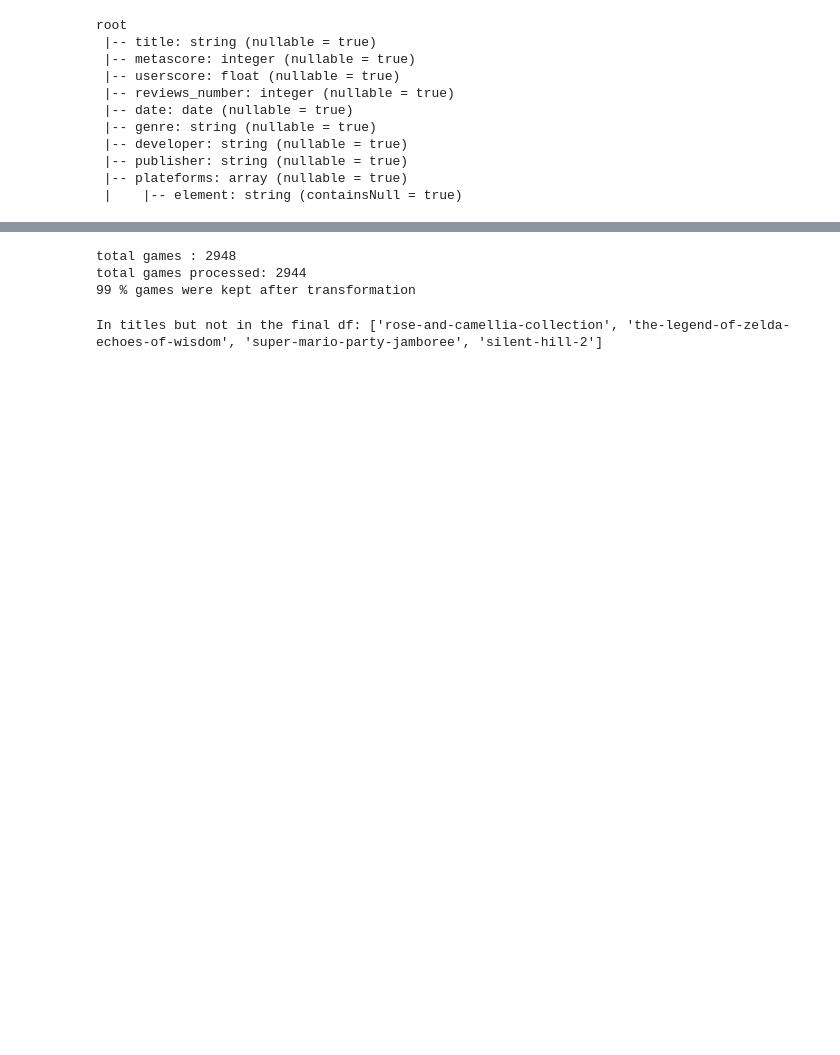
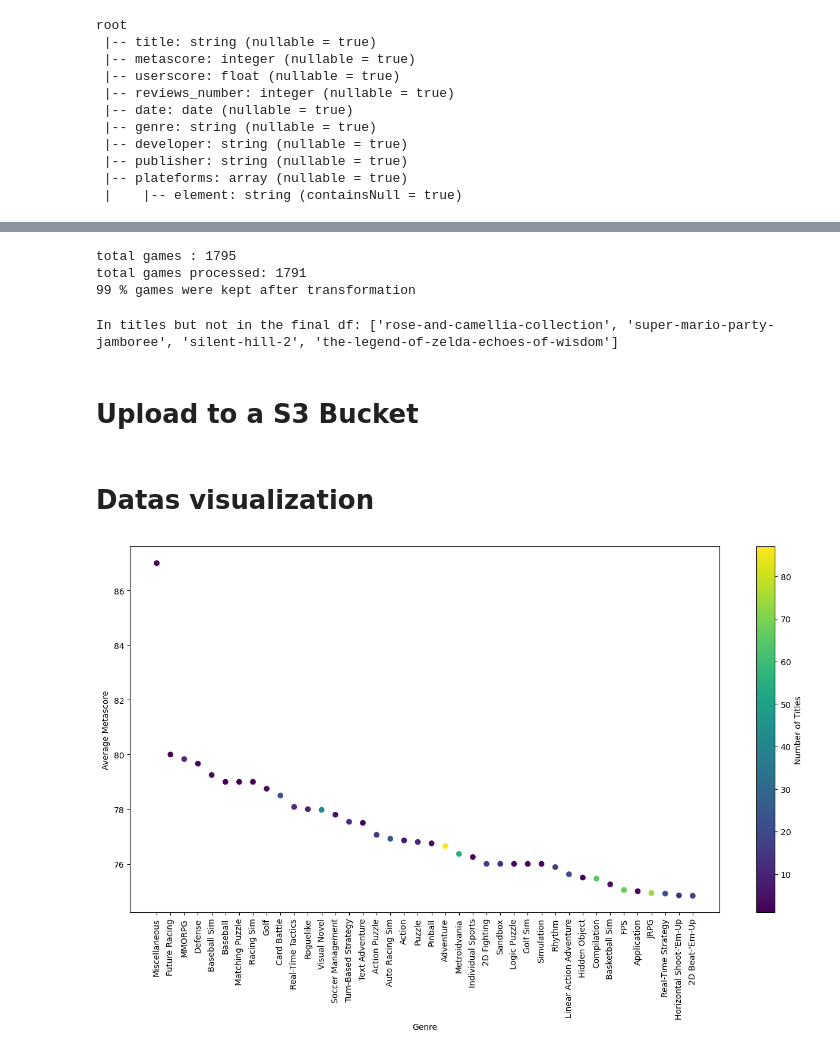
Before and after one commit to GVillevy/videogames-scrapping-project, a Jupyter notebook: videogames-project.ipynb, the cells around one changed output, grey strips where cells are left out. Cells and saved outputs as stored; diff of their text form; code cells hidden in the pictures; blank space fills up the shorter version.

Commit message:
add data visualization part

```diff
--- a/videogames-project.ipynb
+++ b/videogames-project.ipynb
@@ -23,7 +26,7 @@ logging.basicConfig(
 # %% [markdown]
 <p>We set up the url of our page. we can change the years of game releases, as well as their platform and many other criteria</p>
 # %%
-url = f'https://www.metacritic.com/browse/game/?releaseYearMin=2019&releaseYearMax=2024&page='
+url = f'https://www.metacritic.com/browse/game/?releaseYearMin=2021&releaseYearMax=2024&page='
 # %%
 def get_number_pages(url):
     headers = {
@@ -59,22 +62,22 @@ number_page = get_number_pages(url)
 # %%
 #Function that, for a page number passed as parameter, will retrieve the content of the associated page
 def fetch_page_data(numpage):
-    time.sleep(2)
+    #time.sleep(2)
     if numpage > 0:
         headers = {
             'User-Agent': 'Mozilla/5.0 (Windows NT 10.0; Win64; x64) AppleWebKit/537.36 (KHTML, like Gecko) Chrome/91.0.4472.124 Safari/537.36'
         }
         try:
             response = requests.get(url+str(numpage), headers=headers, timeout=10)
-            response.raise_for_status()  # Lève une exception si le code de statut n'est pas 200
+            response.raise_for_status()
             return numpage, response.text
         except HTTPError as http_err:
-            print(f"Erreur HTTP pour la page {numpage}: {http_err}")
+            print(f"HTTP Error for page {numpage}: {http_err}")
         except Timeout:
-            print(f"Timeout pour la page {numpage}")
+            print(f"Timeout for page {numpage}")
         except RequestException as req_err:
-            print(f"Erreur de requête pour la page {numpage}: {req_err}")
-    return numpage, "NULL"  # Si une erreur survient, retournez "NULL"
+            print(f"Request error for page {numpage}: {req_err}")
+    return numpage, "NULL"
 # %%
 def create_tab_request(number_page):
     if number_page>0:
@@ -127,6 +129,6 @@ print(len(titles))
 # %%
 def get_game_info(title):
-    time.sleep(2)
+    #time.sleep(2)
     url = f'https://www.metacritic.com/game/{title}/'
     headers = {
         'User-Agent': 'Mozilla/5.0 (Windows NT 10.0; Win64; x64) AppleWebKit/537.36 (KHTML, like Gecko) Chrome/91.0.4472.124 Safari/537.36'
@@ -135,7 +137,7 @@ def get_game_info(title):
     # Récupérer la page
     response = requests.get(url, headers=headers)
     if response.status_code != 200:
-        print(f"Page inconnue pour {title}")
+        print(f"Unknown page for {title}")
         return create_error_response(title)
 
     soup = BeautifulSoup(response.text, 'html.parser')
@@ -401,8 +403,8 @@ print("total games :",total_jeux)
 print("total games processed:",total_jeux_traites)
 print(int((total_jeux_traites/total_jeux)*100),"% games were kept after transformation")
 # %% [output]
-total games : 2948
-total games processed: 2944
+total games : 1795
+total games processed: 1791
 99 % games were kept after transformation
 # %%
 liste_titre_jeux_traite = df.select("title").rdd.flatMap(lambda x: x).collect()
@@ -410,7 +412,9 @@ liste_titre_jeux_traite = df.select("title").rdd.flatMap(lambda x: x).collect()
 diff1 = [item for item in titles if item not in liste_titre_jeux_traite]
 print("In titles but not in the final df:", diff1)
 # %% [output]
-In titles but not in the final df: ['rose-and-camellia-collection', 'the-legend-of-zelda-echoes-of-wisdom', 'super-mario-party-jamboree', 'silent-hill-2']
+In titles but not in the final df: ['rose-and-camellia-collection', 'super-mario-party-jamboree', 'silent-hill-2', 'the-legend-of-zelda-echoes-of-wisdom']
+# %% [markdown]
+<h1>Upload to a S3 Bucket</h1>
 # %%
 bucket_name = "videogames-project"
 
@@ -423,3 +427,31 @@ formatted_date = today.strftime('%Y-%m-%d')
 path = f"s3a://{bucket_name}/dataset-{today}/"
 
 df.write.mode("overwrite").parquet(path)
+# %% [markdown]
+<h1>Datas visualization</h1>
+# %%
+# Obtenir les moyennes des metascores par genre et compter les titres
+df_age_metascore_per_genre = df.groupBy("genre") \
+    .agg(F.avg("metascore").alias("avg_metascore"), F.count("title").alias("count"))
+
+# Ordonner par la moyenne des metascores
+df_age_metascore_per_genre = df_age_metascore_per_genre.orderBy("avg_metascore", ascending=False)
+
+# Convertir en DataFrame Pandas
+df_pandas = df_age_metascore_per_genre.toPandas().head(40)
+
+# Créer le graphique avec une taille augmentée
+plt.figure(figsize=(16, 8))
+
+# Tracer les données avec une couleur basée sur le 'count'
+scatter = plt.scatter(df_pandas["genre"], df_pandas["avg_metascore"],
+                      c=df_pandas["count"], cmap='viridis')
+
+plt.xlabel("Genre")
+plt.ylabel("Average Metascore")
+plt.xticks(rotation=90)
+plt.colorbar(scatter, label="Number of Titles")
+
+plt.show()
+# %% [output]
+[figure, added]
```
Also changed, not shown: parts of 26 cells of this notebook.
